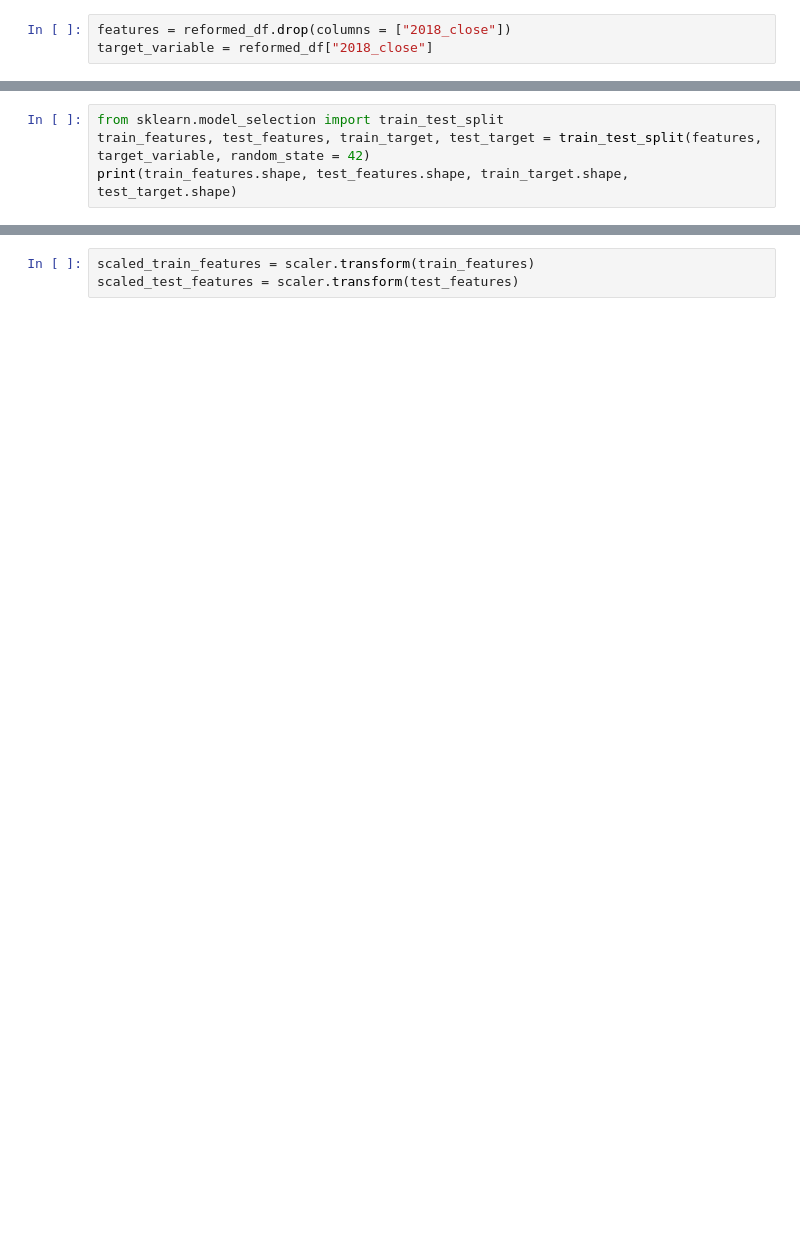
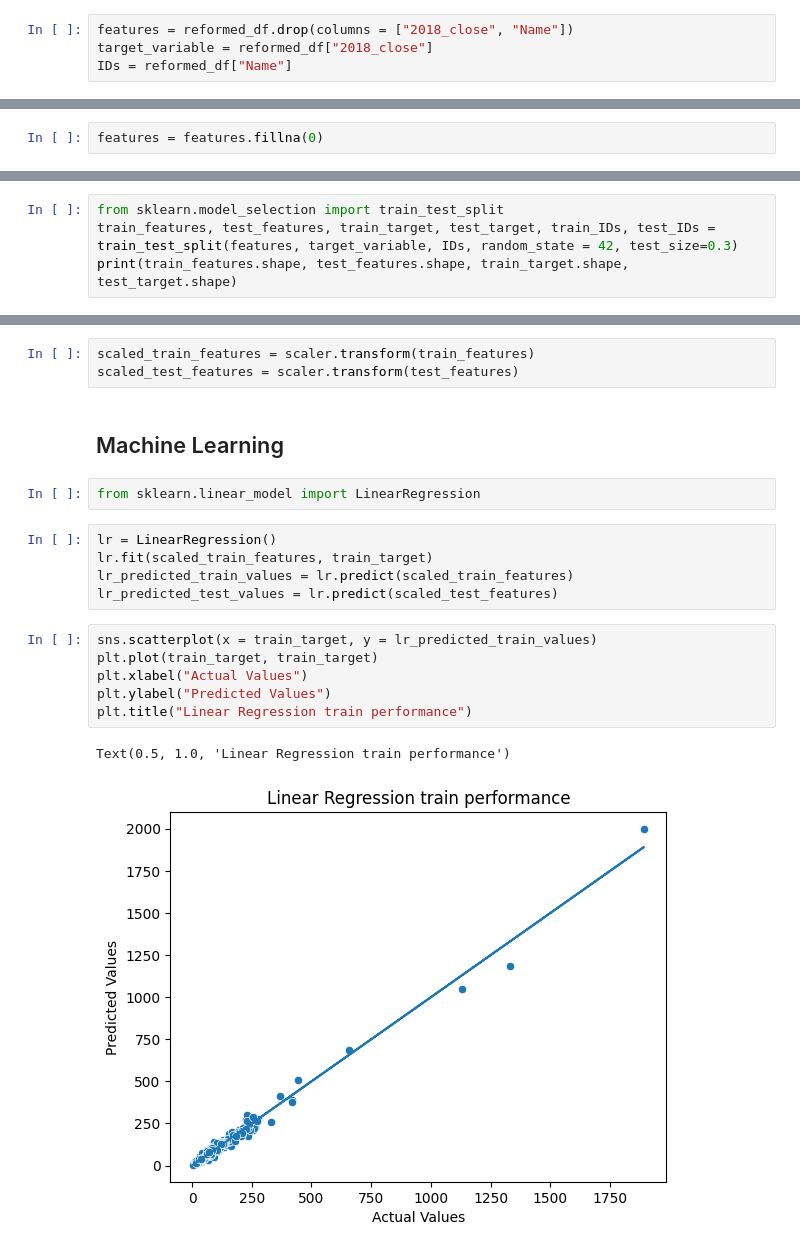
Before and after one commit to DARR97/Workshop_5_6, a Jupyter notebook: workshop.ipynb, the cells around one changed output, grey strips where cells are left out. Drawn from its saved outputs; the diff is of its cells as text; blank space fills up the shorter version.

Commit message:
Adding ML and performance evaluation code steps

```diff
--- a/workshop.ipynb
+++ b/workshop.ipynb
@@ -321,5 +330,6 @@ The scikit-learn contains a vast number of functions for machine learning, as we
 
 Before executing an ML protocol, it is necessary to split the data into features and target variable. The target variable is what we aim to predict, serving as the dependent variable. Features, on the other hand, are the independent variables used in predicting the target variable.
 # %%
-features = reformed_df.drop(columns = ["2018_close"])
+features = reformed_df.drop(columns = ["2018_close", "Name"])
 target_variable = reformed_df["2018_close"]
+IDs = reformed_df["Name"]
@@ -326,8 +340,10 @@ target_variable = reformed_df["2018_close"]
+# %%
+features = features.fillna(0)
 # %% [markdown]
 ### Data spliting
 
 Next, it is essential to split the dataset into training and testing sets, with the target variable isolated since it is the variable we want to predict. To do this, we will use the **train_test_split** function from *scikit-learn*.
 # %%
 from sklearn.model_selection import train_test_split
-train_features, test_features, train_target, test_target = train_test_split(features, target_variable, random_state = 42)
+train_features, test_features, train_target, test_target, train_IDs, test_IDs = train_test_split(features, target_variable, IDs, random_state = 42, test_size=0.3)
 print(train_features.shape, test_features.shape, train_target.shape, test_target.shape)
@@ -344,3 +364,21 @@ scaler.fit(train_features)
 # %%
 scaled_train_features = scaler.transform(train_features)
 scaled_test_features = scaler.transform(test_features)
+# %% [markdown]
+## Machine Learning
+# %%
+from sklearn.linear_model import LinearRegression
+# %%
+lr = LinearRegression()
+lr.fit(scaled_train_features, train_target)
+lr_predicted_train_values = lr.predict(scaled_train_features)
+lr_predicted_test_values = lr.predict(scaled_test_features)
+# %%
+sns.scatterplot(x = train_target, y = lr_predicted_train_values)
+plt.plot(train_target, train_target)
+plt.xlabel("Actual Values")
+plt.ylabel("Predicted Values")
+plt.title("Linear Regression train performance")
+# %% [output]
+Text(0.5, 1.0, 'Linear Regression train performance')
+[figure, added]
```
Also changed, not shown: parts of 18 cells of this notebook.
